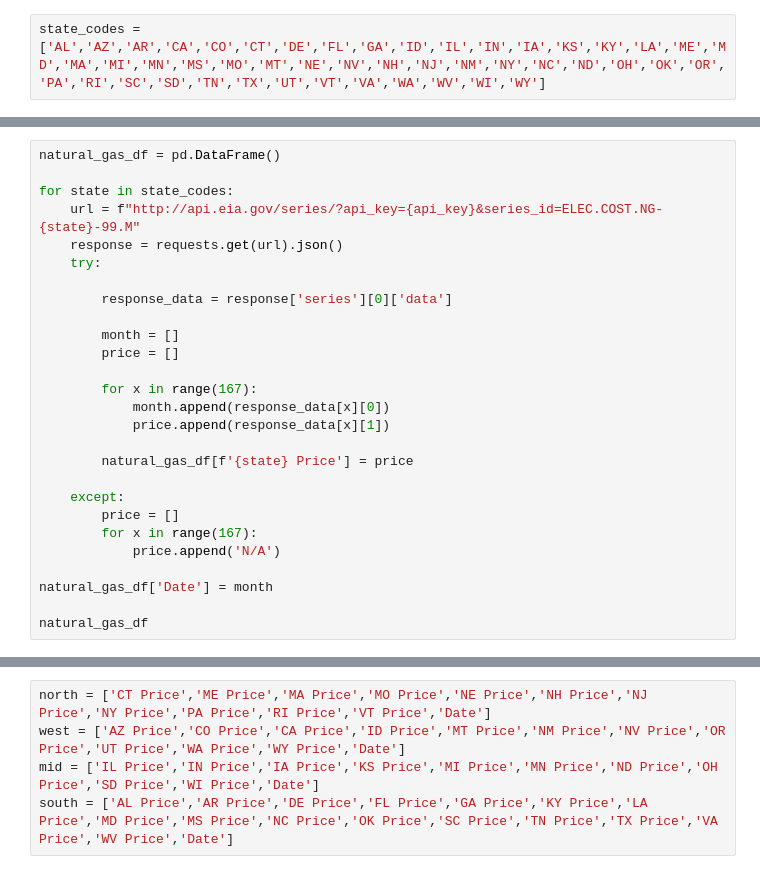
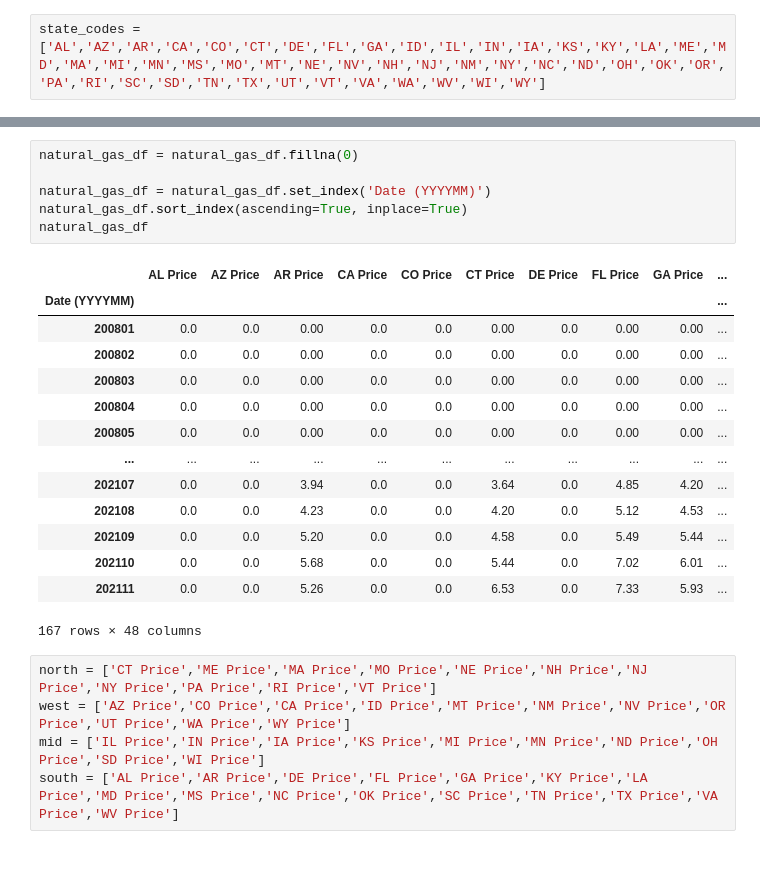
Before and after one commit to JWatson1102/project_1, a Jupyter notebook: Production Price Data.ipynb, the cells around one changed output, grey strips where cells are left out. Drawn from its saved outputs; the diff is of its cells as text.

```diff
--- a/Production Price Data.ipynb
+++ b/Production Price Data.ipynb
@@ -143,27 +142,0 @@ petroleum_df
-# %%
-natural_gas_df = pd.DataFrame()
-
-for state in state_codes:
-    url = f"http://api.eia.gov/series/?api_key={api_key}&series_id=ELEC.COST.NG-{state}-99.M"
-    response = requests.get(url).json()
-    try:
-
-        response_data = response['series'][0]['data']
-
-        month = []
-        price = []
-
-        for x in range(167):
-            month.append(response_data[x][0])
-            price.append(response_data[x][1])
-
-        natural_gas_df[f'{state} Price'] = price
-
-    except:
-        price = []
-        for x in range(167):
-            price.append('N/A')
-
-natural_gas_df['Date'] = month
-
-natural_gas_df
@@ -184,5 +143,26 @@ natural_gas_df
+# %%
+natural_gas_df = natural_gas_df.fillna(0)
+
+natural_gas_df = natural_gas_df.set_index('Date (YYYYMM)')
+natural_gas_df.sort_index(ascending=True, inplace=True)
+natural_gas_df
+# %% [output]
+|  | AL Price | AZ Price | AR Price | CA Price | CO Price | CT Price | DE Price | FL Price | GA Price | ... |
+| Date (YYYYMM) |  |  |  |  |  |  |  |  |  | ... |
+| 200801 | 0.0 | 0.0 | 0.00 | 0.0 | 0.0 | 0.00 | 0.0 | 0.00 | 0.00 | ... |
+| 200802 | 0.0 | 0.0 | 0.00 | 0.0 | 0.0 | 0.00 | 0.0 | 0.00 | 0.00 | ... |
+| 200803 | 0.0 | 0.0 | 0.00 | 0.0 | 0.0 | 0.00 | 0.0 | 0.00 | 0.00 | ... |
+| 200804 | 0.0 | 0.0 | 0.00 | 0.0 | 0.0 | 0.00 | 0.0 | 0.00 | 0.00 | ... |
+| 200805 | 0.0 | 0.0 | 0.00 | 0.0 | 0.0 | 0.00 | 0.0 | 0.00 | 0.00 | ... |
+| ... | ... | ... | ... | ... | ... | ... | ... | ... | ... | ... |
+| 202107 | 0.0 | 0.0 | 3.94 | 0.0 | 0.0 | 3.64 | 0.0 | 4.85 | 4.20 | ... |
+| 202108 | 0.0 | 0.0 | 4.23 | 0.0 | 0.0 | 4.20 | 0.0 | 5.12 | 4.53 | ... |
+| 202109 | 0.0 | 0.0 | 5.20 | 0.0 | 0.0 | 4.58 | 0.0 | 5.49 | 5.44 | ... |
+| 202110 | 0.0 | 0.0 | 5.68 | 0.0 | 0.0 | 5.44 | 0.0 | 7.02 | 6.01 | ... |
+| 202111 | 0.0 | 0.0 | 5.26 | 0.0 | 0.0 | 6.53 | 0.0 | 7.33 | 5.93 | ... |
+167 rows × 48 columns
 # %%
-north = ['CT Price','ME Price','MA Price','MO Price','NE Price','NH Price','NJ Price','NY Price','PA Price','RI Price','VT Price','Date']
-west = ['AZ Price','CO Price','CA Price','ID Price','MT Price','NM Price','NV Price','OR Price','UT Price','WA Price','WY Price','Date']
-mid = ['IL Price','IN Price','IA Price','KS Price','MI Price','MN Price','ND Price','OH Price','SD Price','WI Price','Date']
-south = ['AL Price','AR Price','DE Price','FL Price','GA Price','KY Price','LA Price','MD Price','MS Price','NC Price','OK Price','SC Price','TN Price','TX Price','VA Price','WV Price','Date']
+north = ['CT Price','ME Price','MA Price','MO Price','NE Price','NH Price','NJ Price','NY Price','PA Price','RI Price','VT Price']
+west = ['AZ Price','CO Price','CA Price','ID Price','MT Price','NM Price','NV Price','OR Price','UT Price','WA Price','WY Price']
+mid = ['IL Price','IN Price','IA Price','KS Price','MI Price','MN Price','ND Price','OH Price','SD Price','WI Price']
+south = ['AL Price','AR Price','DE Price','FL Price','GA Price','KY Price','LA Price','MD Price','MS Price','NC Price','OK Price','SC Price','TN Price','TX Price','VA Price','WV Price']
```
Also changed, not shown: parts of 21 cells of this notebook, 12 other files.
